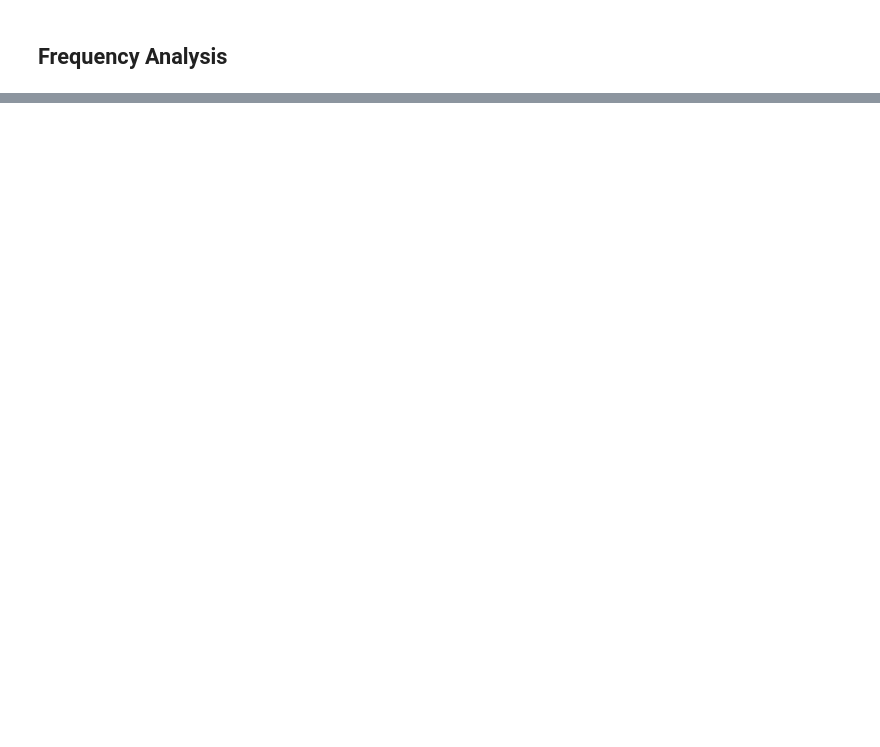
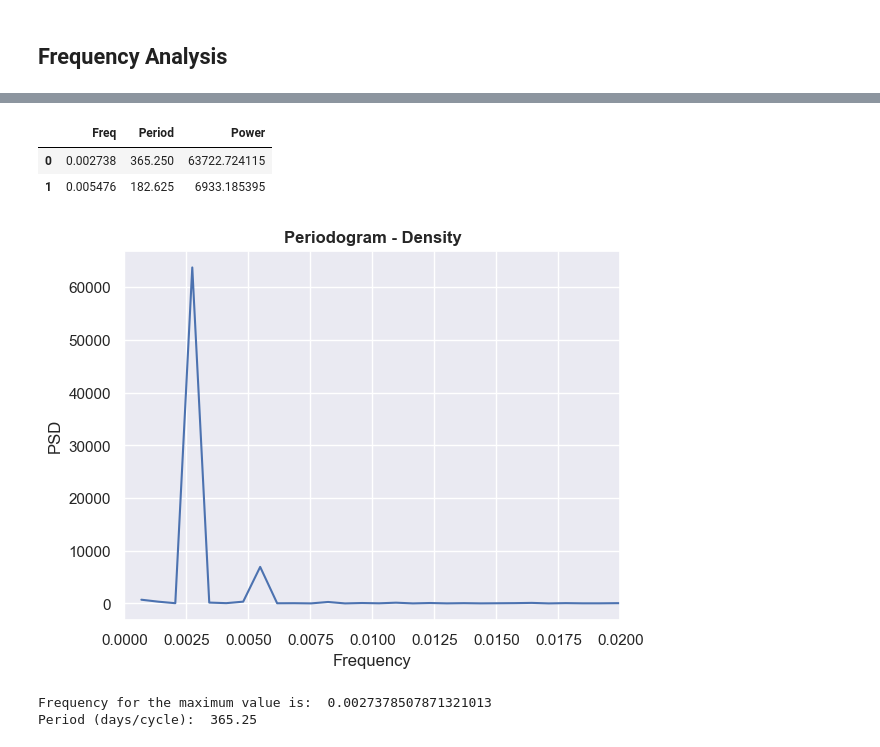
Before and after one commit to marcocolognesi/Weather_Forecast, a Jupyter notebook: forecasting.ipynb, the cells around one changed output, grey strips where cells are left out. Saved outputs shown, nothing was run; the diff lists cells and outputs as text; code cells hidden in the pictures; blank space fills up the shorter version.

```diff
--- a/forecasting.ipynb
+++ b/forecasting.ipynb
@@ -48 +72,35 @@ plt.show()
+# %%
+# Power Spectral Density (PSD) with periodgram
+f_per_density, Pxx_per_density = signal.periodogram(signal_temp,Fs,detrend=False,window='boxcar',nfft=None,return_onesided=True,scaling='density')
+f_per_density = f_per_density[1:]
+Pxx_per_density = Pxx_per_density[1:]
+
+plt.plot(f_per_density, Pxx_per_density)
+plt.title('Periodogram - Density', weight='bold')
+plt.ylabel('PSD')
+plt.xlim(0,0.02)
+plt.xlabel('Frequency')
+
+
+peaks = signal.find_peaks(Pxx_per_density[f_per_density >= 0], prominence=6000)[0]
+peak_freq = f_per_density[peaks]
+peak_power = Pxx_per_density[peaks]
+
+table = {'Freq': peak_freq, 'Period': 1/peak_freq, 'Power': peak_power}
+tab = pd.DataFrame(table)
+display(tab)
+
+plt.show()
+
+temp = np.where(Pxx_per_density == Pxx_per_density.max())
+
+print('Frequency for the maximum value is: ',float(f_per_density[temp]))
+print('Period (days/cycle): ',float(1/f_per_density[temp]))
+# %% [output]
+|  | Freq | Period | Power |
+| 0 | 0.002738 | 365.250 | 63722.724115 |
+| 1 | 0.005476 | 182.625 | 6933.185395 |
+[figure, added]
+Frequency for the maximum value is:  0.0027378507871321013
+Period (days/cycle):  365.25
 # %%
```
Also changed, not shown: parts of 16 cells of this notebook, 1 other file.
